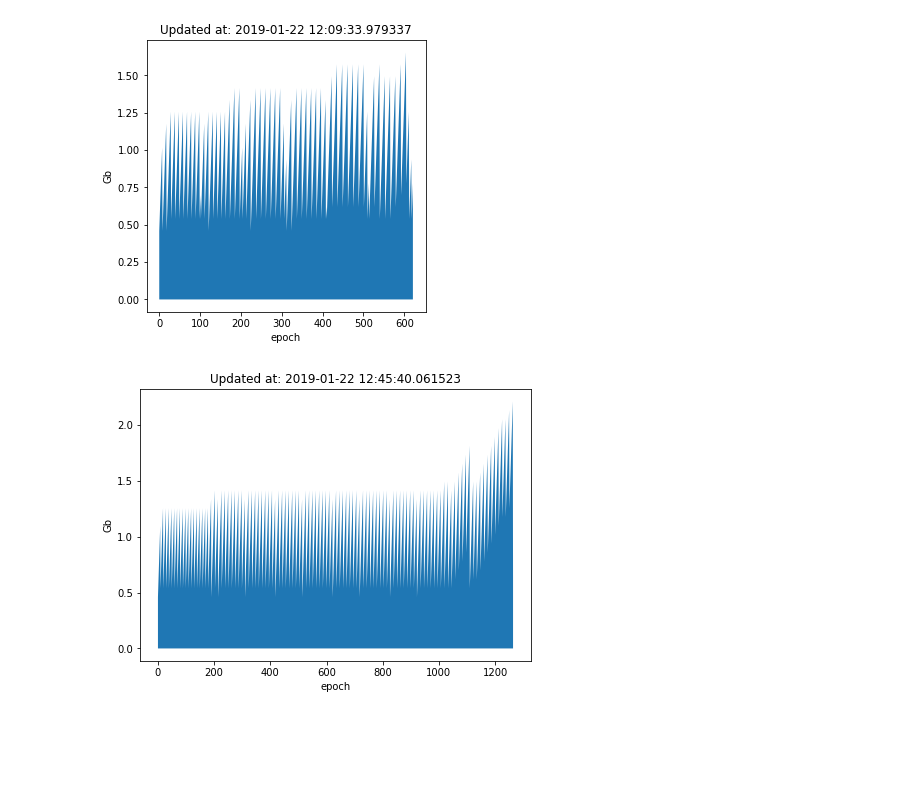
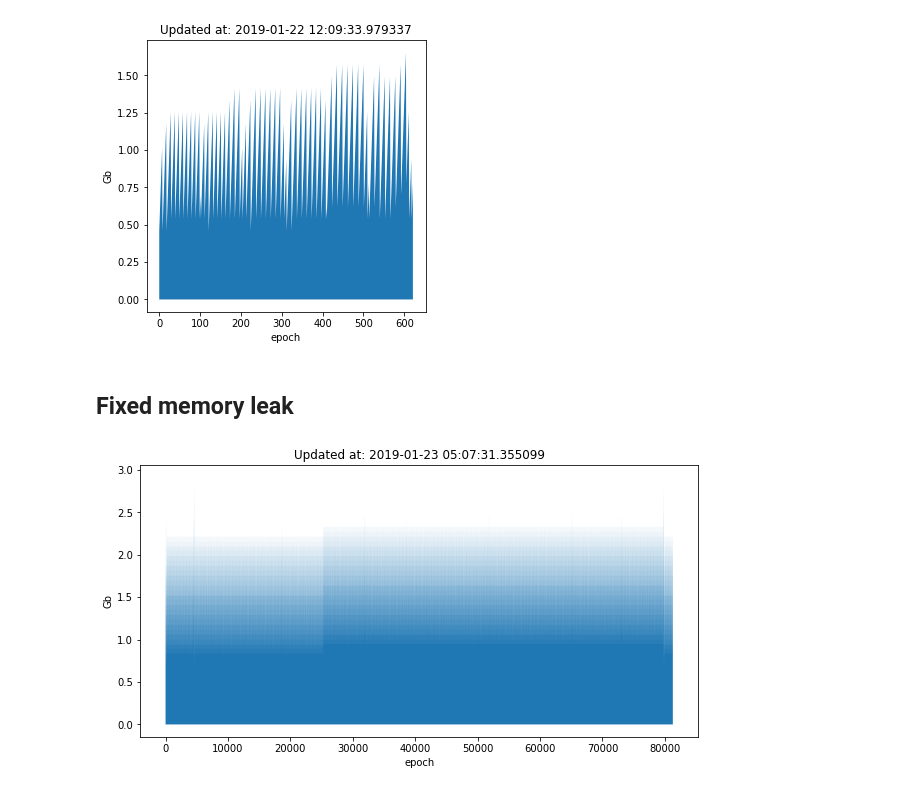
Before and after one commit to a-martyn/awd-lstm, a Jupyter notebook: monitor.ipynb, the cells around one changed output. Drawn from its saved outputs; the diff is of its cells as text; code cells hidden in the pictures; blank space fills up the shorter version.

```diff
--- a/monitor.ipynb
+++ b/monitor.ipynb
@@ -24,8 +43,10 @@ plt.figure(figsize=(5, 5))
 plot_memory_usage2('./results/batch_metrics.csv')
 # %% [output]
 [figure]
+# %% [markdown]
+## Fixed memory leak
 # %%
-plt.figure(figsize=(7, 5))
+plt.figure(figsize=(10, 5))
 plot_memory_usage2('./results/batch_metrics.csv')
 # %% [output]
-[figure, old version]
+[figure, new version]
```
Also changed, not shown: parts of 12 cells of this notebook, 5 other files.
